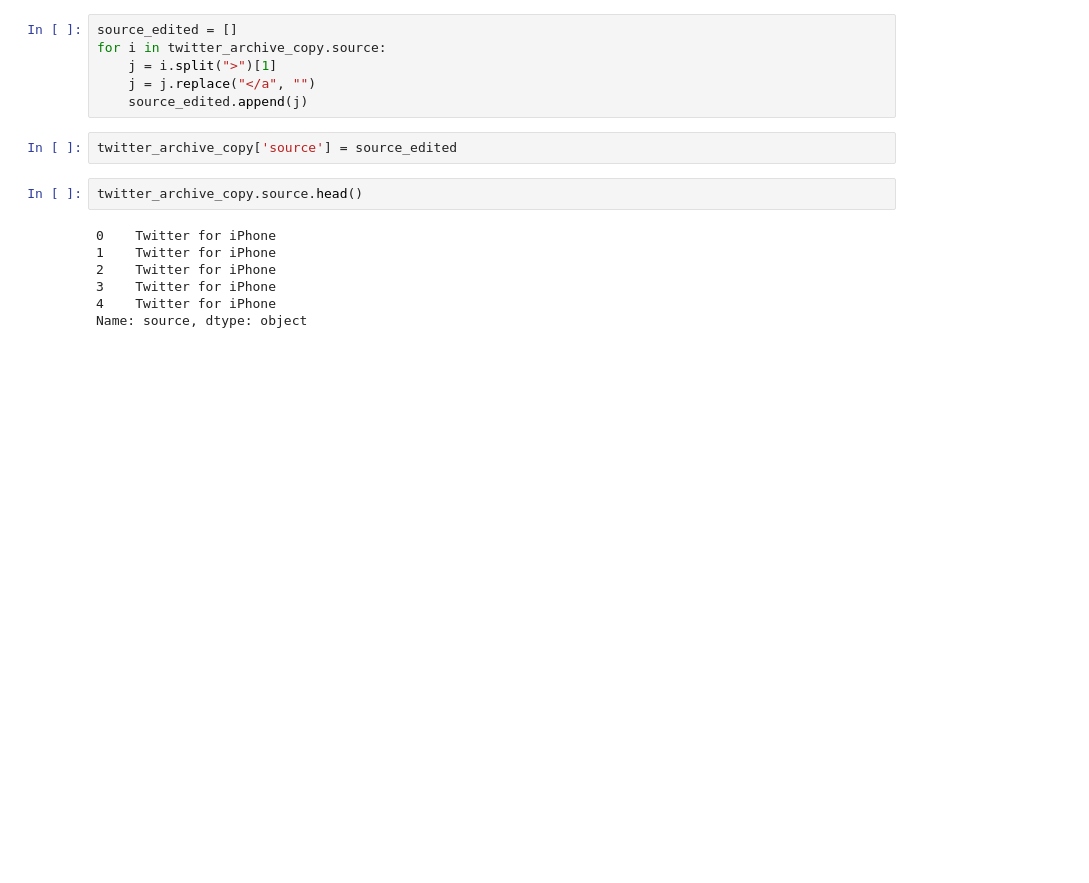
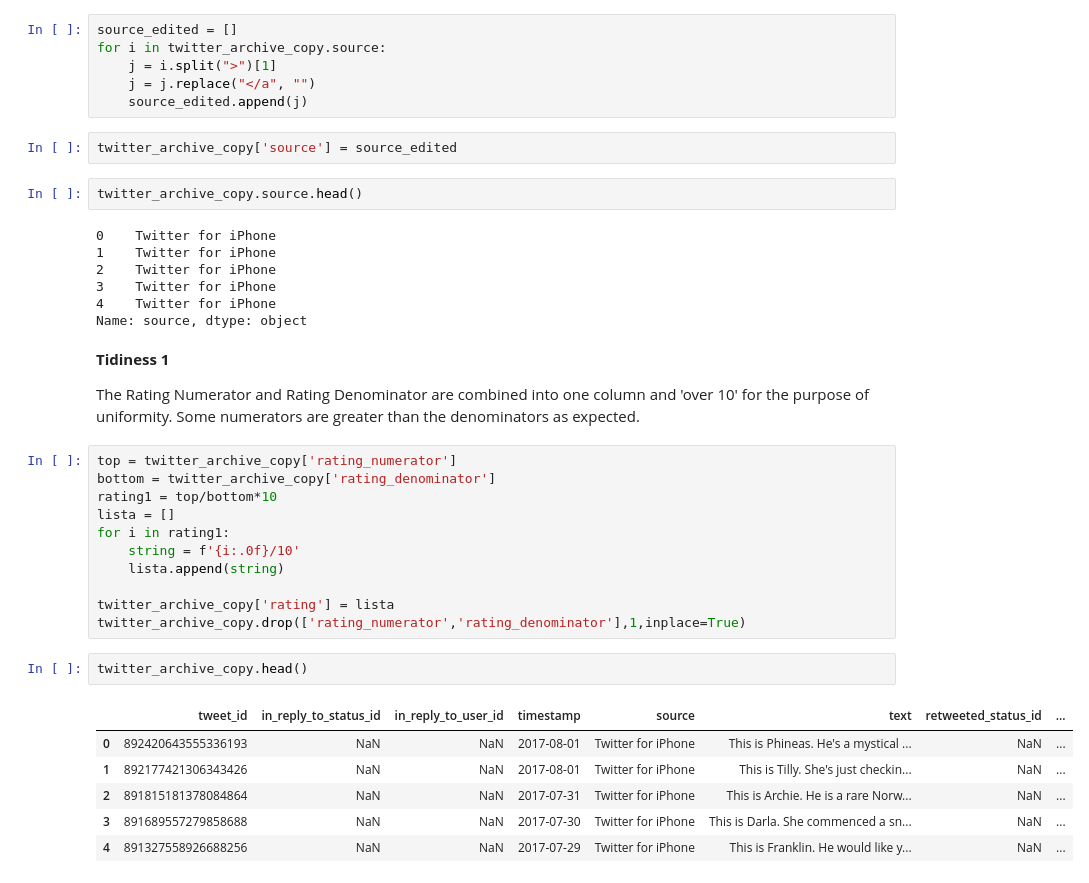
Before and after one commit to awojidetola/Udacity-Data-Analysis-ND, a Jupyter notebook: WeRateDogs Project/wrangle_act.ipynb, the cells around one changed output. Drawn from its saved outputs; the diff is of its cells as text; blank space fills up the shorter version.

Commit message:
Tidiness 1

```diff
--- a/WeRateDogs Project/wrangle_act.ipynb
+++ b/WeRateDogs Project/wrangle_act.ipynb
@@ -285,3 +288,27 @@ twitter_archive_copy.source.head()
 3    Twitter for iPhone
 4    Twitter for iPhone
 Name: source, dtype: object
+# %% [markdown]
+**Tidiness 1**
+
+The Rating Numerator and Rating Denominator are combined into one column and 'over 10' for the purpose of uniformity. Some numerators are greater than the denominators as expected.
+# %%
+top = twitter_archive_copy['rating_numerator']
+bottom = twitter_archive_copy['rating_denominator']
+rating1 = top/bottom*10
+lista = []
+for i in rating1:
+    string = f'{i:.0f}/10'
+    lista.append(string)
+
+twitter_archive_copy['rating'] = lista
+twitter_archive_copy.drop(['rating_numerator','rating_denominator'],1,inplace=True)
+# %%
+twitter_archive_copy.head()
+# %% [output]
+|  | tweet_id | in_reply_to_status_id | in_reply_to_user_id | timestamp | source | text | retweeted_status_id | ... |
+| 0 | 892420643555336193 | NaN | NaN | 2017-08-01 | Twitter for iPhone | This is Phineas. He's a mystical ... | NaN | ... |
+| 1 | 892177421306343426 | NaN | NaN | 2017-08-01 | Twitter for iPhone | This is Tilly. She's just checkin... | NaN | ... |
+| 2 | 891815181378084864 | NaN | NaN | 2017-07-31 | Twitter for iPhone | This is Archie. He is a rare Norw... | NaN | ... |
+| 3 | 891689557279858688 | NaN | NaN | 2017-07-30 | Twitter for iPhone | This is Darla. She commenced a sn... | NaN | ... |
+| 4 | 891327558926688256 | NaN | NaN | 2017-07-29 | Twitter for iPhone | This is Franklin. He would like y... | NaN | ... |
```
Also changed, not shown: parts of 1 cell of this notebook.
